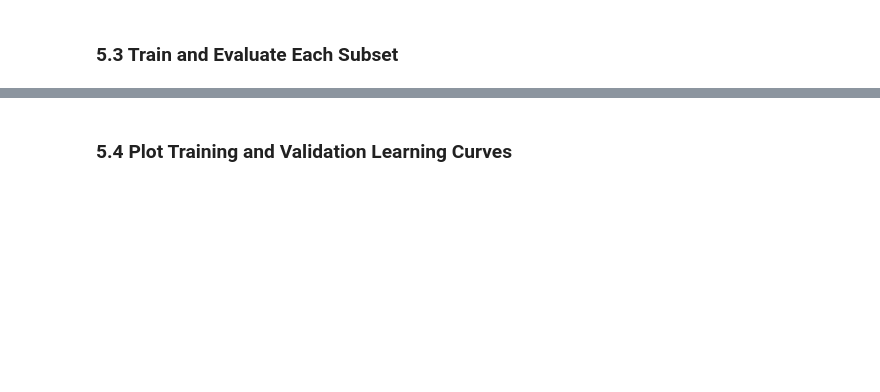
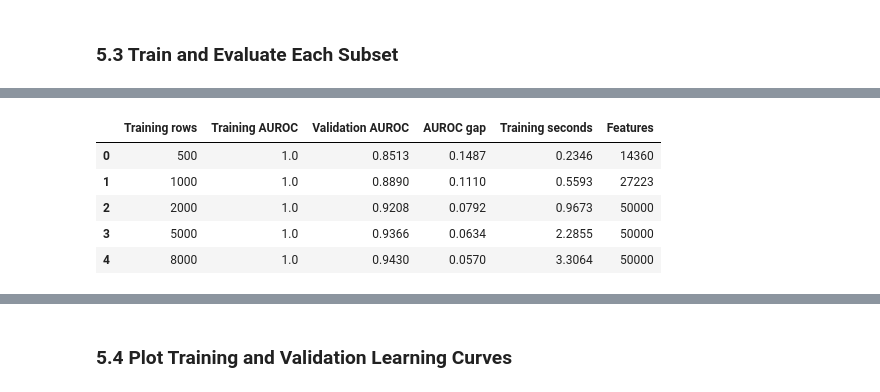
Before and after one commit to HsiangTNA/CS5785-AML-Kaggle-Challenge, a Jupyter notebook: Code/Human_or_AI_Text_Authorship_Classification.ipynb, the cells around one changed output, grey strips where cells are left out. Drawn from its saved outputs; the diff is of its cells as text; code cells hidden in the pictures; blank space fills up the shorter version.

```diff
--- a/Code/Human_or_AI_Text_Authorship_Classification.ipynb
+++ b/Code/Human_or_AI_Text_Authorship_Classification.ipynb
@@ -1637,2 +1772,82 @@ Results saved to: /Users/zhanghaoxiang/Desktop/CS5785-AML-Kaggle-Challenge/outpu
 # %% [markdown]
 ### 5.3 Train and Evaluate Each Subset
+# %%
+learning_rows = []
+size_prediction_frames = []
+
+for n in SIZE_VALUES:
+    subset = size_train_df.iloc[size_subset_indices[n]]
+    size_model = clone(size_model_template)
+
+    # Learn TF-IDF and classifier parameters from this subset only.
+    start = perf_counter()
+    size_model.fit(subset["text"], subset["label"])
+    fit_seconds = perf_counter() - start
+
+    # Section 4.4 supports both probabilities and SVM decision scores.
+    train_metrics, _, _ = evaluate_candidate(
+        size_model,
+        subset["text"],
+        subset["label"],
+    )
+
+    val_metrics, val_scores, val_predictions = evaluate_candidate(
+        size_model,
+        size_val_df["text"],
+        size_val_df["label"],
+    )
+
+    learning_rows.append({
+        "Training rows": n,
+        "Training AUROC": train_metrics["AUROC"],
+        "Validation AUROC": val_metrics["AUROC"],
+        "AUROC gap": (
+            train_metrics["AUROC"] - val_metrics["AUROC"]
+        ),
+        "Training seconds": fit_seconds,
+        "Features": len(
+            size_model.named_steps["tfidf"].vocabulary_
+        ),
+    })
+
+    size_prediction_frames.append(pd.DataFrame({
+        "training_rows": n,
+        "id": size_val_df["id"].to_numpy(),
+        "label": size_val_df["label"].to_numpy(),
+        "score": val_scores,
+        "score_type": val_metrics["Score type"],
+        "threshold": val_metrics["Threshold"],
+        "pred_label": val_predictions,
+    }))
+
+    print(
+        f"n={n:>5,} | "
+        f"Train AUROC={train_metrics['AUROC']:.4f} | "
+        f"Validation AUROC={val_metrics['AUROC']:.4f} | "
+        f"Fit time={fit_seconds:.2f}s",
+        flush=True,
+    )
+
+learning_results = (
+    pd.DataFrame(learning_rows)
+    .sort_values("Training rows")
+    .reset_index(drop=True)
+)
+
+learning_results.to_csv(
+    SIZE_DIR / "learning_curve_results.csv",
+    index=False,
+)
+
+pd.concat(size_prediction_frames, ignore_index=True).to_csv(
+    SIZE_DIR / "validation_predictions.csv",
+    index=False,
+)
+
+display(learning_results.round(4))
+
+print(
+    "Training time includes TF-IDF and classifier fitting, "
+    "excluding evaluation."
+)
+# %% [output]
@@ -1638,0 +1859,6 @@ Results saved to: /Users/zhanghaoxiang/Desktop/CS5785-AML-Kaggle-Challenge/outpu
+|  | Training rows | Training AUROC | Validation AUROC | AUROC gap | Training seconds | Features |
+| 0 | 500 | 1.0 | 0.8513 | 0.1487 | 0.2346 | 14360 |
+| 1 | 1000 | 1.0 | 0.8890 | 0.1110 | 0.5593 | 27223 |
+| 2 | 2000 | 1.0 | 0.9208 | 0.0792 | 0.9673 | 50000 |
+| 3 | 5000 | 1.0 | 0.9366 | 0.0634 | 2.2855 | 50000 |
+| 4 | 8000 | 1.0 | 0.9430 | 0.0570 | 3.3064 | 50000 |
```
Also changed, not shown: parts of 6 cells of this notebook, 9 other files.
